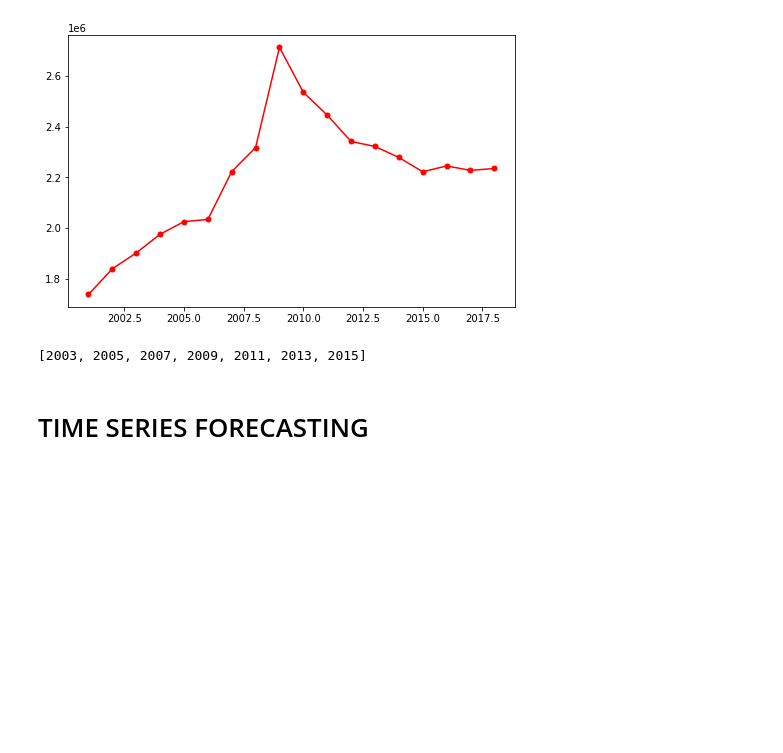
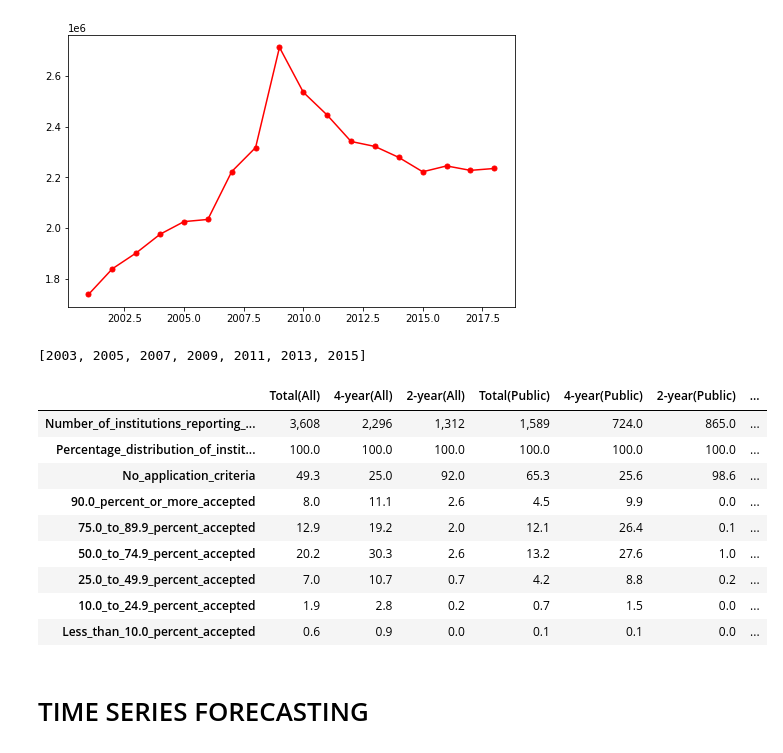
Before and after one commit to Vineet2107/HSO201_CourseProject, a Jupyter notebook: HSO_Arush.ipynb, the cells around one changed output. Saved outputs shown, nothing was run; the diff lists cells and outputs as text; code cells hidden in the pictures; blank space fills up the shorter version.

```diff
--- a/HSO_Arush.ipynb
+++ b/HSO_Arush.ipynb
@@ -567,6 +567,20 @@ plt.legend([i for i in list_cols_df_n4], loc = 5)
 [i for i in np.arange(2003, 2017, 2)]
 # %% [output]
 [2003, 2005, 2007, 2009, 2011, 2013, 2015]
+# %%
+df = pd.read_csv('/content/drive/MyDrive/percentage distribution of students vs years.txt', delimiter=' ')
+df
+# %% [output]
+|  | Total(All) | 4-year(All) | 2-year(All) | Total(Public) | 4-year(Public) | 2-year(Public) | ... |
+| Number_of_institutions_reporting_... | 3,608 | 2,296 | 1,312 | 1,589 | 724.0 | 865.0 | ... |
+| Percentage_distribution_of_instit... | 100.0 | 100.0 | 100.0 | 100.0 | 100.0 | 100.0 | ... |
+| No_application_criteria | 49.3 | 25.0 | 92.0 | 65.3 | 25.6 | 98.6 | ... |
+| 90.0_percent_or_more_accepted | 8.0 | 11.1 | 2.6 | 4.5 | 9.9 | 0.0 | ... |
+| 75.0_to_89.9_percent_accepted | 12.9 | 19.2 | 2.0 | 12.1 | 26.4 | 0.1 | ... |
+| 50.0_to_74.9_percent_accepted | 20.2 | 30.3 | 2.6 | 13.2 | 27.6 | 1.0 | ... |
+| 25.0_to_49.9_percent_accepted | 7.0 | 10.7 | 0.7 | 4.2 | 8.8 | 0.2 | ... |
+| 10.0_to_24.9_percent_accepted | 1.9 | 2.8 | 0.2 | 0.7 | 1.5 | 0.0 | ... |
+| Less_than_10.0_percent_accepted | 0.6 | 0.9 | 0.0 | 0.1 | 0.1 | 0.0 | ... |
 # %% [markdown]
 # TIME SERIES FORECASTING
 # %%
```
Also changed, not shown: parts of 3 cells of this notebook.
